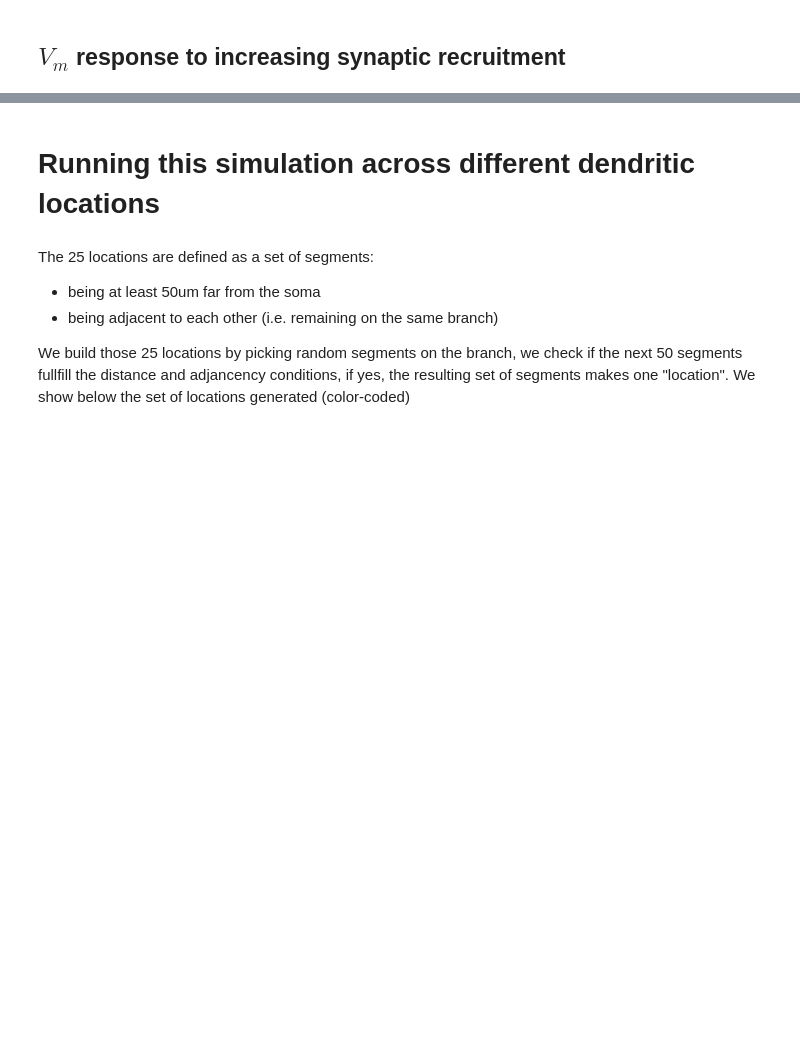
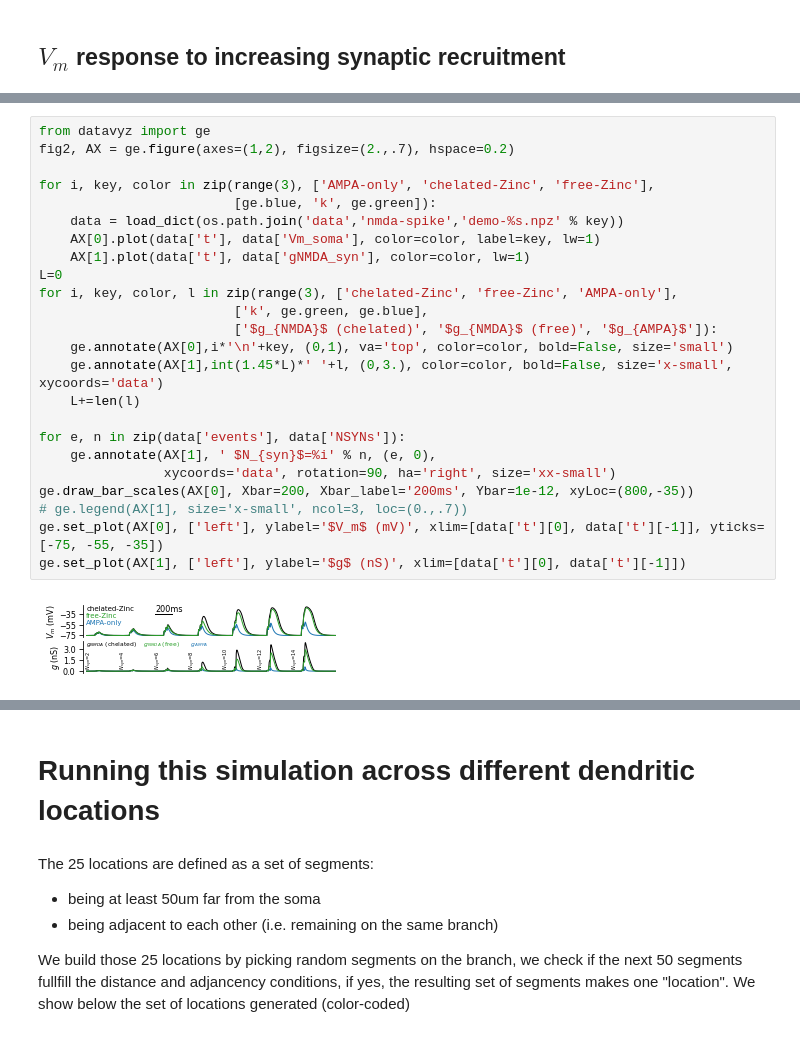
Before and after one commit to yzerlaut/zinc-NMDA-modulation, a Jupyter notebook: NMDA-spike.ipynb, the cells around one changed output, grey strips where cells are left out. Saved outputs shown, nothing was run; the diff lists cells and outputs as text; blank space fills up the shorter version.

```diff
--- a/NMDA-spike.ipynb
+++ b/NMDA-spike.ipynb
@@ -17,0 +18,26 @@ We increase the number of synapses recruited in a localized region of the dendri
+# %%
+from datavyz import ge
+fig2, AX = ge.figure(axes=(1,2), figsize=(2.,.7), hspace=0.2)
+
+for i, key, color in zip(range(3), ['AMPA-only', 'chelated-Zinc', 'free-Zinc'],
+                         [ge.blue, 'k', ge.green]):
+    data = load_dict(os.path.join('data','nmda-spike','demo-%s.npz' % key))
+    AX[0].plot(data['t'], data['Vm_soma'], color=color, label=key, lw=1)
+    AX[1].plot(data['t'], data['gNMDA_syn'], color=color, lw=1)
+L=0
+for i, key, color, l in zip(range(3), ['chelated-Zinc', 'free-Zinc', 'AMPA-only'],
+                         ['k', ge.green, ge.blue],
+                         ['$g_{NMDA}$ (chelated)', '$g_{NMDA}$ (free)', '$g_{AMPA}$']):
+    ge.annotate(AX[0],i*'\n'+key, (0,1), va='top', color=color, bold=False, size='small')
+    ge.annotate(AX[1],int(1.45*L)*' '+l, (0,3.), color=color, bold=False, size='x-small', xycoords='data')
+    L+=len(l)
+
+for e, n in zip(data['events'], data['NSYNs']):
+    ge.annotate(AX[1], ' $N_{syn}$=%i' % n, (e, 0),
+                xycoords='data', rotation=90, ha='right', size='xx-small')
+ge.draw_bar_scales(AX[0], Xbar=200, Xbar_label='200ms', Ybar=1e-12, xyLoc=(800,-35))
+# ge.legend(AX[1], size='x-small', ncol=3, loc=(0.,.7))
+ge.set_plot(AX[0], ['left'], ylabel='$V_m$ (mV)', xlim=[data['t'][0], data['t'][-1]], yticks=[-75, -55, -35])
+ge.set_plot(AX[1], ['left'], ylabel='$g$ (nS)', xlim=[data['t'][0], data['t'][-1]])
+# %% [output]
+[figure, added]
```
Also changed, not shown: parts of 6 cells of this notebook, 8 other files.
